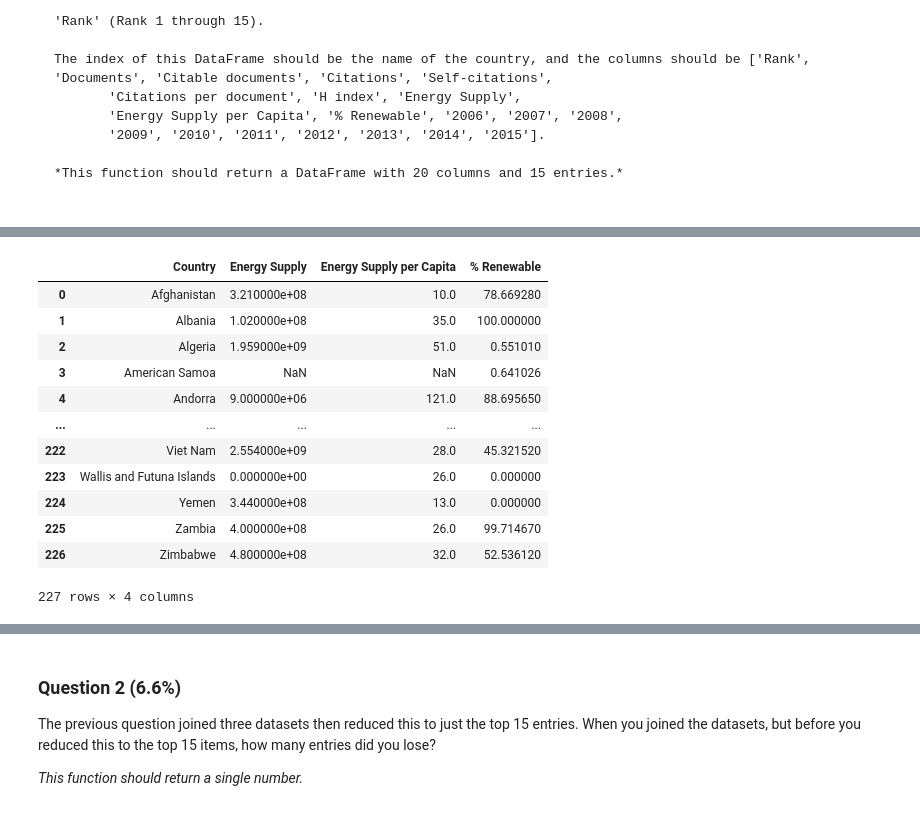
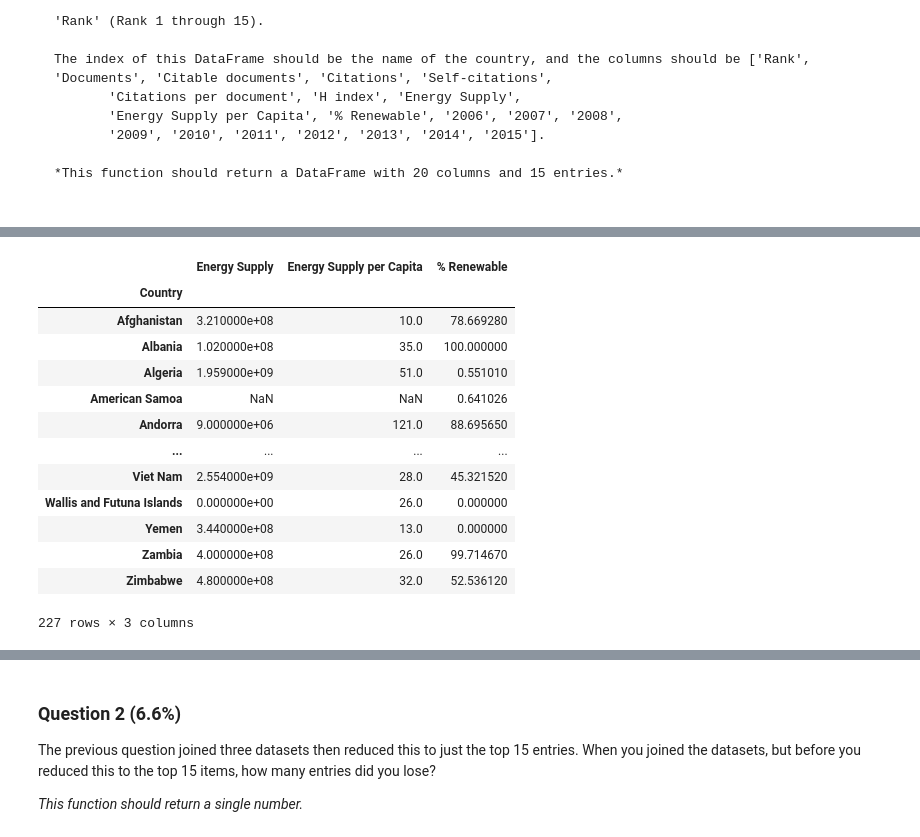
Before and after one commit to LeoLian0819/Data-Science-with-Python, a Jupyter notebook: Pandas_Tutorial/Week3/Assignment3.ipynb, the cells around one changed output, grey strips where cells are left out. Cells and saved outputs as stored; diff of their text form; code cells hidden in the pictures.

```diff
--- a/Pandas_Tutorial/Week3/Assignment3.ipynb
+++ b/Pandas_Tutorial/Week3/Assignment3.ipynb
@@ -57,25 +67,37 @@ The index of this DataFrame should be the name of the country, and the columns s
 # %%
 import pandas as pd
 import numpy as np
 
 def answer_one():
     energy = pd.read_excel('Energy Indicators.xls', usecols = range(2,6),skiprows = range(1,18), na_values='...', skipfooter = 38)
     energy.columns = ['Country', 'Energy Supply', 'Energy Supply per Capita', '% Renewable']
     energy['Energy Supply'] *= 1000000
+    energy['Country'] = energy['Country'].str.replace('\d+', '')
+    energy['Country'] = energy['Country'].str.replace(r' \(.*\)', '')
+    rename_dict = {"Republic of Korea": "South Korea",
+                   "United States of America": "United States",
+                   "United Kingdom of Great Britain and Northern Ireland": "United Kingdom",
+                   "China, Hong Kong Special Administrative Region": "Hong Kong"}
+    energy['Country'].replace(to_replace = rename_dict, inplace = True)
+    energy.reset_index()
+    energy = energy.set_index('Country')
+
+
     return energy
 energy = answer_one()
 energy
 # %% [output]
-|  | Country | Energy Supply | Energy Supply per Capita | % Renewable |
-| 0 | Afghanistan | 3.210000e+08 | 10.0 | 78.669280 |
-| 1 | Albania | 1.020000e+08 | 35.0 | 100.000000 |
-| 2 | Algeria | 1.959000e+09 | 51.0 | 0.551010 |
-| 3 | American Samoa | NaN | NaN | 0.641026 |
-| 4 | Andorra | 9.000000e+06 | 121.0 | 88.695650 |
-| ... | ... | ... | ... | ... |
-| 222 | Viet Nam | 2.554000e+09 | 28.0 | 45.321520 |
-| 223 | Wallis and Futuna Islands | 0.000000e+00 | 26.0 | 0.000000 |
-| 224 | Yemen | 3.440000e+08 | 13.0 | 0.000000 |
-| 225 | Zambia | 4.000000e+08 | 26.0 | 99.714670 |
-| 226 | Zimbabwe | 4.800000e+08 | 32.0 | 52.536120 |
+|  | Energy Supply | Energy Supply per Capita | % Renewable |
+| Country |  |  |  |
+| Afghanistan | 3.210000e+08 | 10.0 | 78.669280 |
+| Albania | 1.020000e+08 | 35.0 | 100.000000 |
+| Algeria | 1.959000e+09 | 51.0 | 0.551010 |
+| American Samoa | NaN | NaN | 0.641026 |
+| Andorra | 9.000000e+06 | 121.0 | 88.695650 |
+| ... | ... | ... | ... |
+| Viet Nam | 2.554000e+09 | 28.0 | 45.321520 |
+| Wallis and Futuna Islands | 0.000000e+00 | 26.0 | 0.000000 |
+| Yemen | 3.440000e+08 | 13.0 | 0.000000 |
+| Zambia | 4.000000e+08 | 26.0 | 99.714670 |
+| Zimbabwe | 4.800000e+08 | 32.0 | 52.536120 |
-227 rows × 4 columns
+227 rows × 3 columns
```
Also changed, not shown: parts of 3 cells of this notebook, 3 other files.
